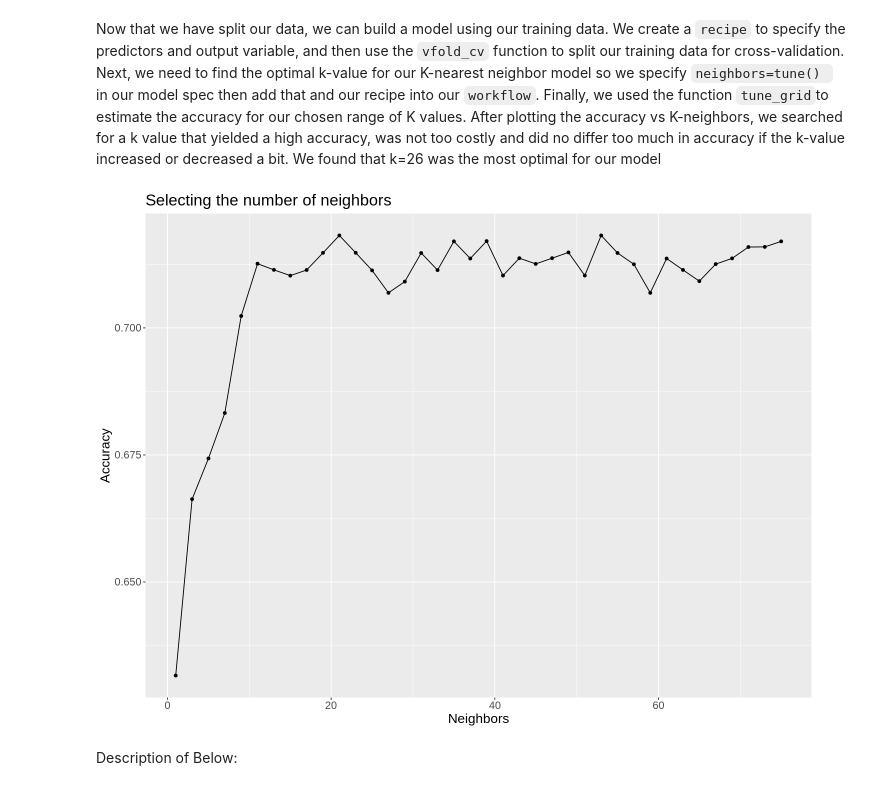
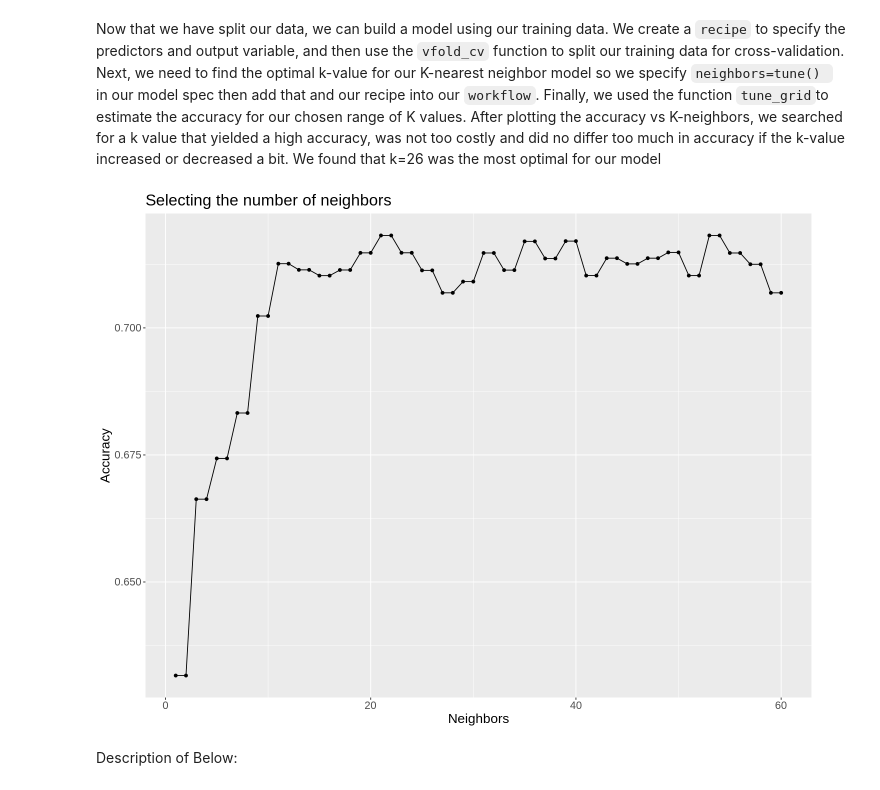
Before and after one commit to HUCKLEandtheSTALKER/DSCI100-jupyter-worksheets, a Jupyter notebook: project.ipynb, the cells around one changed output. Saved outputs shown, nothing was run; the diff lists cells and outputs as text; code cells hidden in the pictures.

```diff
--- a/project.ipynb
+++ b/project.ipynb
@@ -178,32 +202,32 @@ Now that we have split our data, we can build a model using our training data. W
 # %%
 heart_recipe <- recipe(disease ~ ., data = heart_training) |>
                 step_scale(all_predictors()) |>
                 step_center(all_predictors())
 
 heart_vfold <- vfold_cv(heart_training, v = 10, strata = disease)
 
 heart_spec <- nearest_neighbor(weight_func= "rectangular",
                                neighbors=tune()) |>
                 set_engine("kknn")|>
                 set_mode("classification")
-gridvals <- tibble(neighbors = seq(1, 75, 2))
+gridvals <- tibble(neighbors = c(1:60))
 heart_results <- workflow() |>
                 add_recipe(heart_recipe)|>
                 add_model(heart_spec) |>
                 tune_grid(resamples = heart_vfold, grid = gridvals)|>
                 collect_metrics()
 
 options(repr.plot.height = 9, repr.plot.width = 12)
 neighbor_plot <- heart_results |>
     filter(.metric == "accuracy") |>
     ggplot(aes(x = neighbors, y = mean)) +
         geom_point() +
         geom_line() +
         labs(x = "Neighbors", y = "Accuracy", title = "Selecting the number of neighbors") +
         theme(text = element_text(size = 16))
 neighbor_plot
 # %% [output]
-[figure, old version]
+[figure, new version]
 # %% [markdown]
 Description of Below:
 # %%
```
Also changed, not shown: parts of 7 cells of this notebook.
